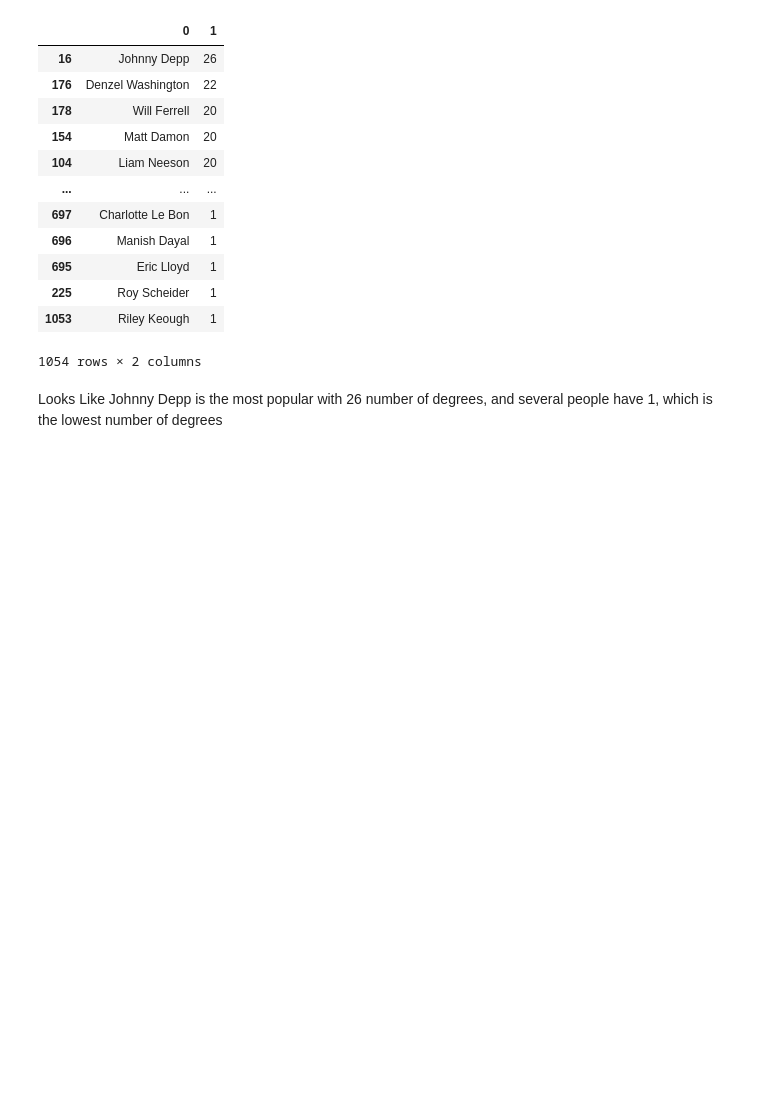
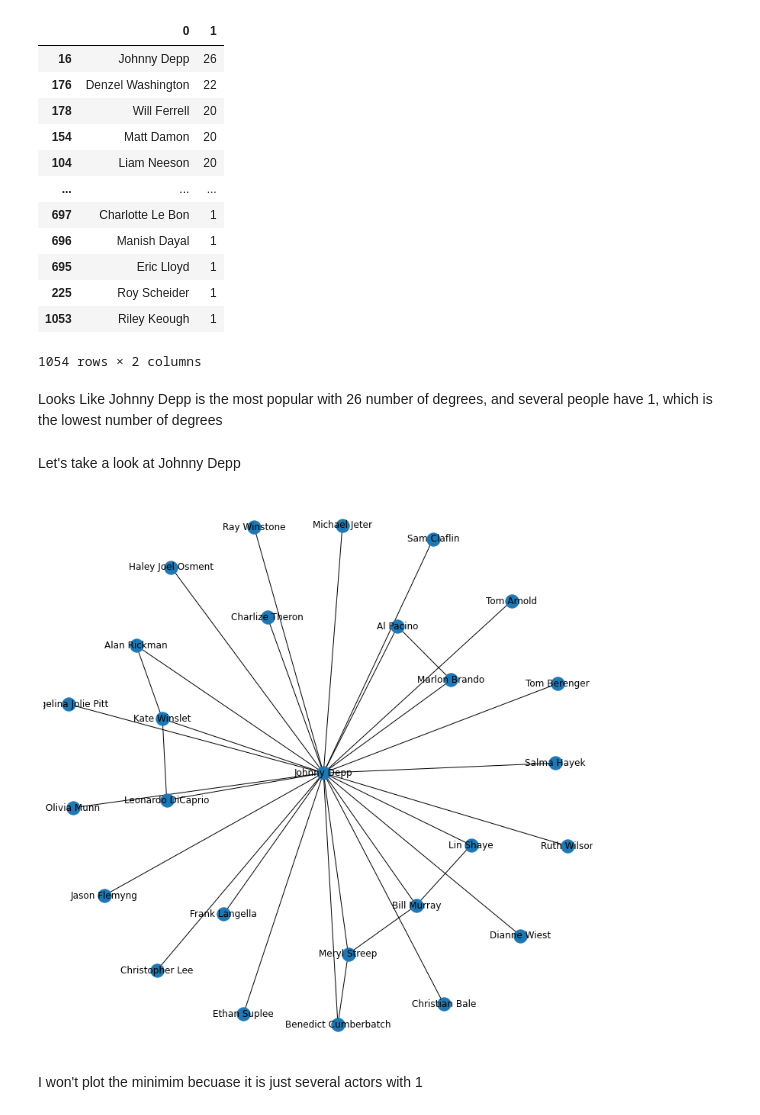
Before and after one commit to jhumms/620, a Jupyter notebook: hwrk4-proj1/Homework-4.ipynb, the cells around one changed output. Cells and saved outputs as stored; diff of their text form; code cells hidden in the pictures; blank space fills up the shorter version.

```diff
--- a/hwrk4-proj1/Homework-4.ipynb
+++ b/hwrk4-proj1/Homework-4.ipynb
@@ -124,3 +131,23 @@ Let's create a quick dataframe with a list of the movie stars and their degree o
 1054 rows × 2 columns
 # %% [markdown]
 Looks Like Johnny Depp is the most popular with 26 number of degrees, and several people have 1, which is the lowest number of degrees
+# %% [markdown]
+Let's take a look at Johnny Depp
+# %%
+plt.figure(figsize=(10,10))
+# First we need to get a list of the Degrees and filter by most popular
+deg_list = list(nx.degree(G))
+deg_list.sort(key=lambda no_edges:no_edges[1])
+
+# Second we need to create a list of all of Actor 2s
+max_deg_node = deg_list[len(G)-1][0]
+list_deg_node = list(G[max_deg_node])
+list_deg_node.append(max_deg_node)
+
+# Third, we plot
+G_Sub = G.subgraph(list_deg_node)
+nx.draw(G_Sub, with_labels=True)
+# %% [output]
+[figure, added]
+# %% [markdown]
+I won't plot the minimim becuase it is just several actors with 1
```
Also changed, not shown: parts of 3 cells of this notebook.
